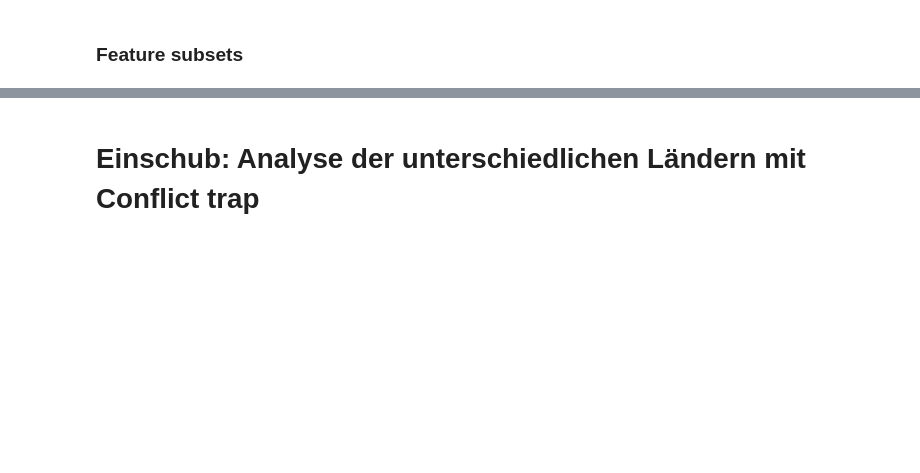
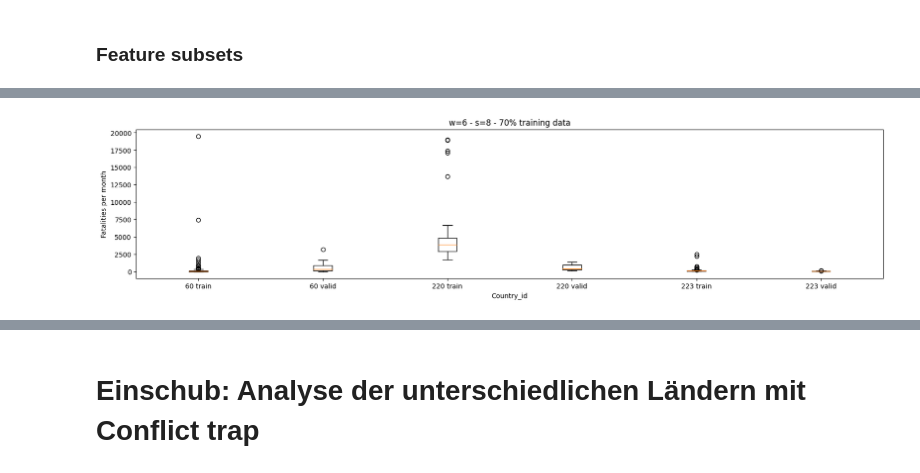
Before and after one commit to toboden/ConflictPredProbabilistic, a Jupyter notebook: old_code/Main_oneCountry_feedFwdNN_empirical.ipynb, the cells around one changed output, grey strips where cells are left out. Cells and saved outputs as stored; diff of their text form; code cells hidden in the pictures; blank space fills up the shorter version.

```diff
--- a/old_code/Main_oneCountry_feedFwdNN_empirical.ipynb
+++ b/old_code/Main_oneCountry_feedFwdNN_empirical.ipynb
@@ -931,0 +970,3 @@ IndexError: too many indices for array: array is 1-dimensional, but 2 were index
+# %%
+subsample_list = [60, 220, 223]
+country_list = [x for x in country_list if x in subsample_list]
@@ -931,0 +1031,29 @@ IndexError: too many indices for array: array is 1-dimensional, but 2 were index
+# %%
+plt.figure(figsize=(20, 4))
+counter = 0
+for i,country in enumerate(country_list):
+    if i % 2 == 0:
+        # Erstellen Sie den Boxplot für data
+        plt.boxplot(YYdistribution_list[i]['Y_train'], positions=[i + counter + 1], labels=[str(country) + ' train'])
+        # Erstellen Sie den Boxplot für data
+        plt.boxplot(YYdistribution_list[i]['Y_valid'], positions=[i + counter + 2], labels=[str(country) + ' valid'])
+
+        counter += 1
+    elif i % 2 == 1:
+        # Erstellen Sie den Boxplot für data
+        plt.boxplot(YYdistribution_list[i]['Y_train'], positions=[i + counter + 1], labels=[str(country) + ' train'])
+        # Erstellen Sie den Boxplot für data
+        plt.boxplot(YYdistribution_list[i]['Y_valid'], positions=[i + counter + 2], labels=[str(country) + ' valid'])
+
+        counter += 1
+
+# Optional: Beschriftungen hinzufügen
+plt.xlabel('Country_id')
+plt.ylabel('Fatalities per month')
+#plt.yscale('log', base=2)
+plt.title('w=' +str(w_max) + ' - s=' + str(s) + ' - 70% training data')
+
+# Den Boxplot anzeigen
+plt.show()
+# %% [output]
+[figure, added]
```
Also changed, not shown: parts of 25 cells of this notebook, 4 other files.
